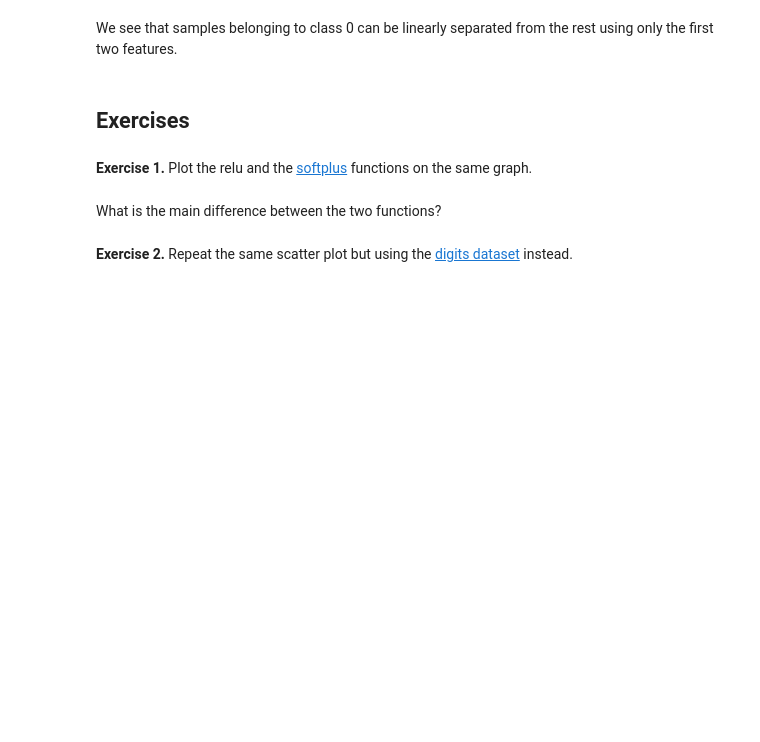
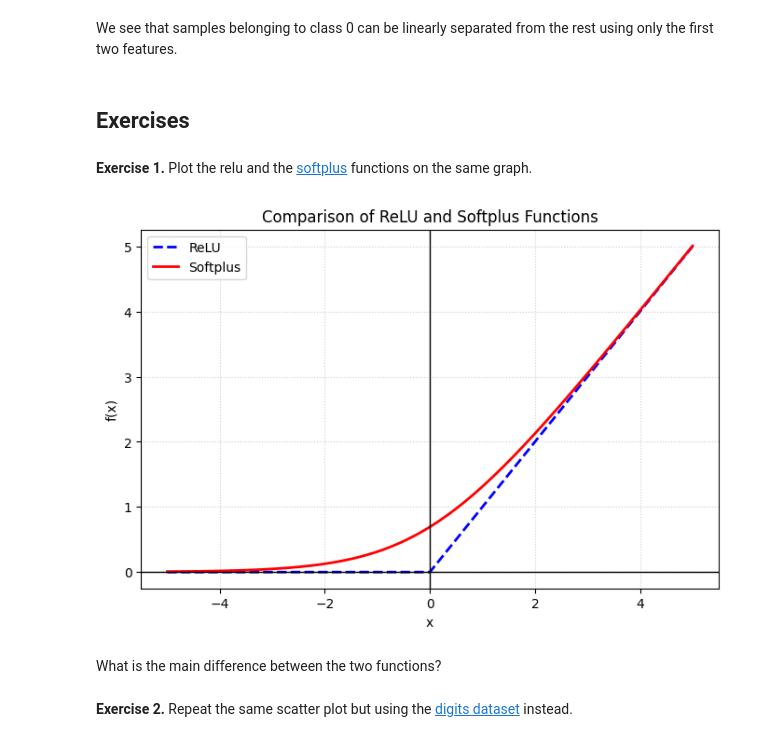
Before and after one commit to Xiang950308/AI-and-Programming, a Jupyter notebook: notebooks/01_python_basics.ipynb, the cells around one changed output. Saved outputs shown, nothing was run; the diff lists cells and outputs as text; code cells hidden in the pictures; blank space fills up the shorter version.

```diff
--- a/notebooks/01_python_basics.ipynb
+++ b/notebooks/01_python_basics.ipynb
@@ -574,6 +652,29 @@ We see that samples belonging to class 0 can be linearly separated from the rest
 ## Exercises
 # %% [markdown]
 **Exercise 1.** Plot the relu and the [softplus](https://en.wikipedia.org/wiki/Rectifier_(neural_networks)#Softplus) functions on the same graph.
+# %%
+# B11323225 廖宜翔
+import numpy as np
+import matplotlib.pyplot as plt
+def plot_activation_functions():
+    x = np.linspace(-5, 5, 500)
+    y_relu = np.maximum(0, x)
+    y_softplus = np.log(1 + np.exp(x))
+    plt.figure(figsize=(8, 5))
+    plt.plot(x, y_relu, label='ReLU', color='blue', linestyle='--', linewidth=2)
+    plt.plot(x, y_softplus, label='Softplus', color='red', linewidth=2)
+    plt.title('Comparison of ReLU and Softplus Functions')
+    plt.xlabel('x')
+    plt.ylabel('f(x)')
+    plt.grid(True, linestyle=':', alpha=0.6)
+    plt.legend()
+    plt.axhline(0, color='black', linewidth=1)
+    plt.axvline(0, color='black', linewidth=1)
+    plt.show()
+
+plot_activation_functions()
+# %% [output]
+[figure, added]
 # %% [markdown]
 What is the main difference between the two functions?
 # %% [markdown]
```
Also changed, not shown: parts of 11 cells of this notebook.
